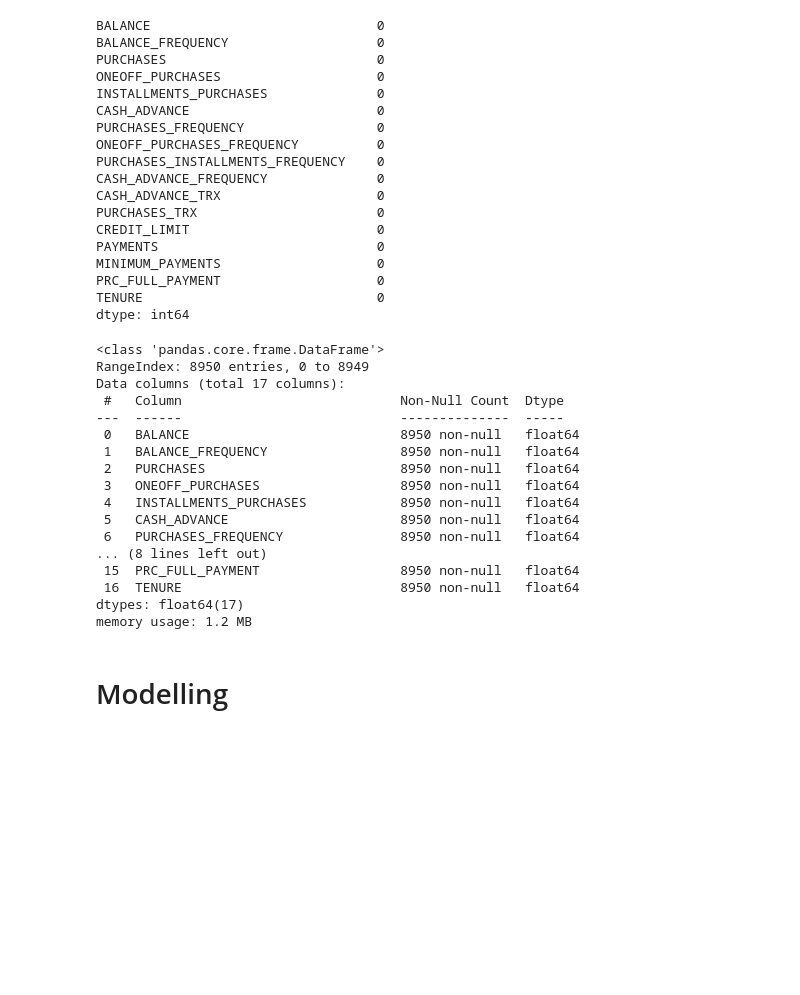
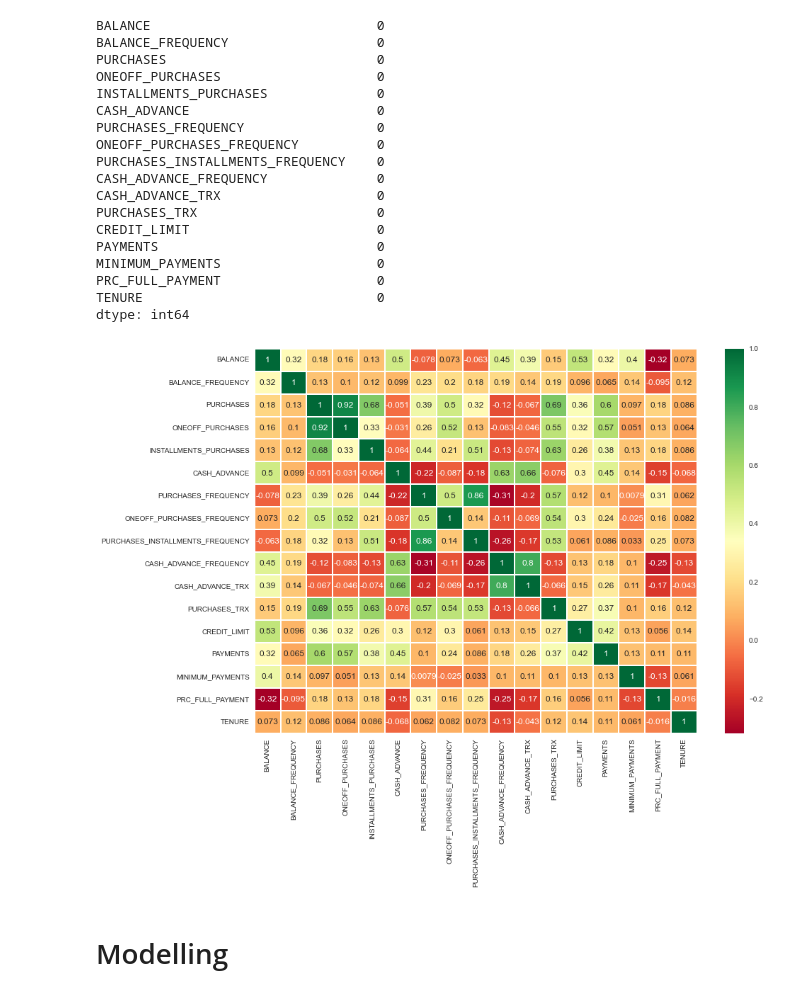
Before and after one commit to AleksanderWernik/Credit_card_clustering, a Jupyter notebook: Credit_card.ipynb, the cells around one changed output. Cells and saved outputs as stored; diff of their text form; code cells hidden in the pictures; blank space fills up the shorter version.

```diff
--- a/Credit_card.ipynb
+++ b/Credit_card.ipynb
@@ -153,25 +144,13 @@ MINIMUM_PAYMENTS                    0
 PRC_FULL_PAYMENT                    0
 TENURE                              0
 dtype: int64
-# %%
-df_imputed.info()
-# %% [output]
-<class 'pandas.core.frame.DataFrame'>
-RangeIndex: 8950 entries, 0 to 8949
-Data columns (total 17 columns):
- #   Column                            Non-Null Count  Dtype
----  ------                            --------------  -----
- 0   BALANCE                           8950 non-null   float64
- 1   BALANCE_FREQUENCY                 8950 non-null   float64
- 2   PURCHASES                         8950 non-null   float64
- 3   ONEOFF_PURCHASES                  8950 non-null   float64
- 4   INSTALLMENTS_PURCHASES            8950 non-null   float64
- 5   CASH_ADVANCE                      8950 non-null   float64
- 6   PURCHASES_FREQUENCY               8950 non-null   float64
-... (8 lines left out)
- 15  PRC_FULL_PAYMENT                  8950 non-null   float64
- 16  TENURE                            8950 non-null   float64
-dtypes: float64(17)
-memory usage: 1.2 MB
+# %%
+# check the correlation between variables
+corr=df_imputed.corr()
+plt.figure(figsize=(14,10))
+sns.heatmap(corr, annot=True, cmap='RdYlGn', linewidths=0.05)
+plt.show()
+# %% [output]
+[figure, new version]
 # %% [markdown]
 # Modelling
```
Also changed, not shown: parts of 56 cells of this notebook.
